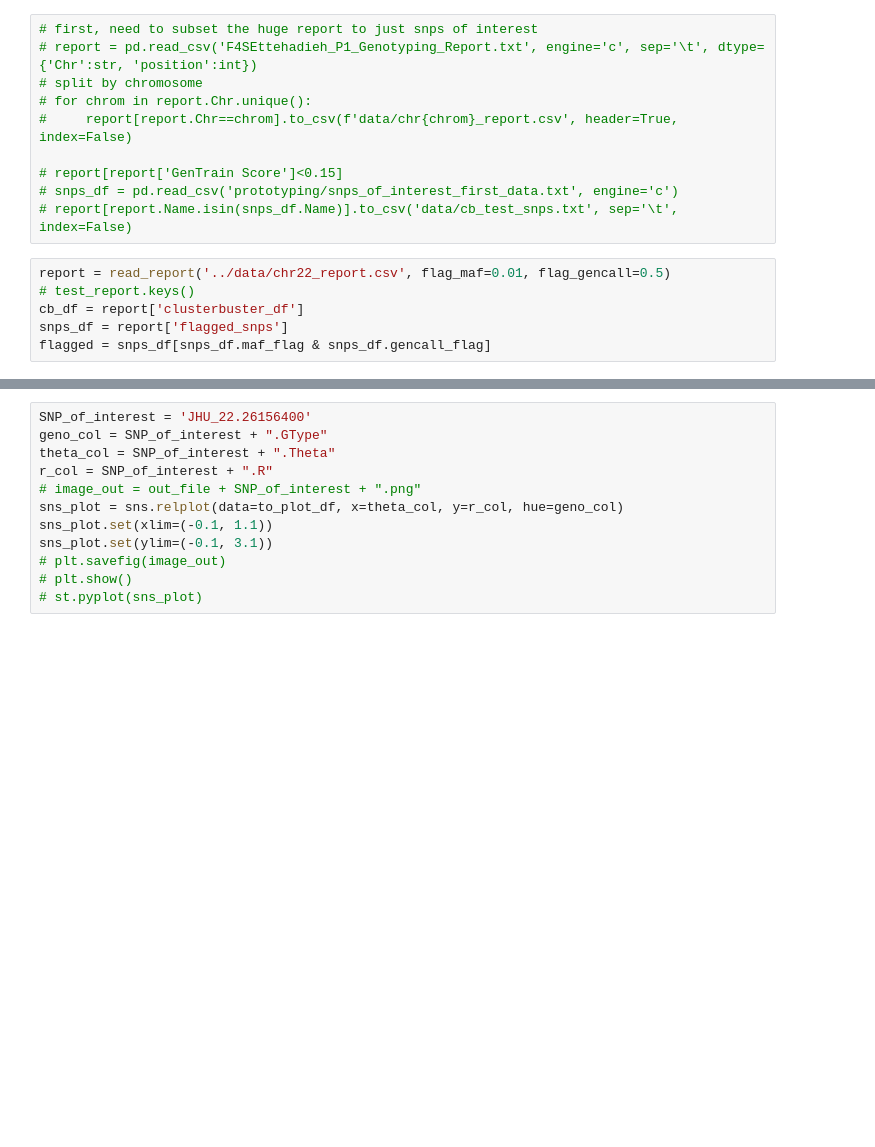
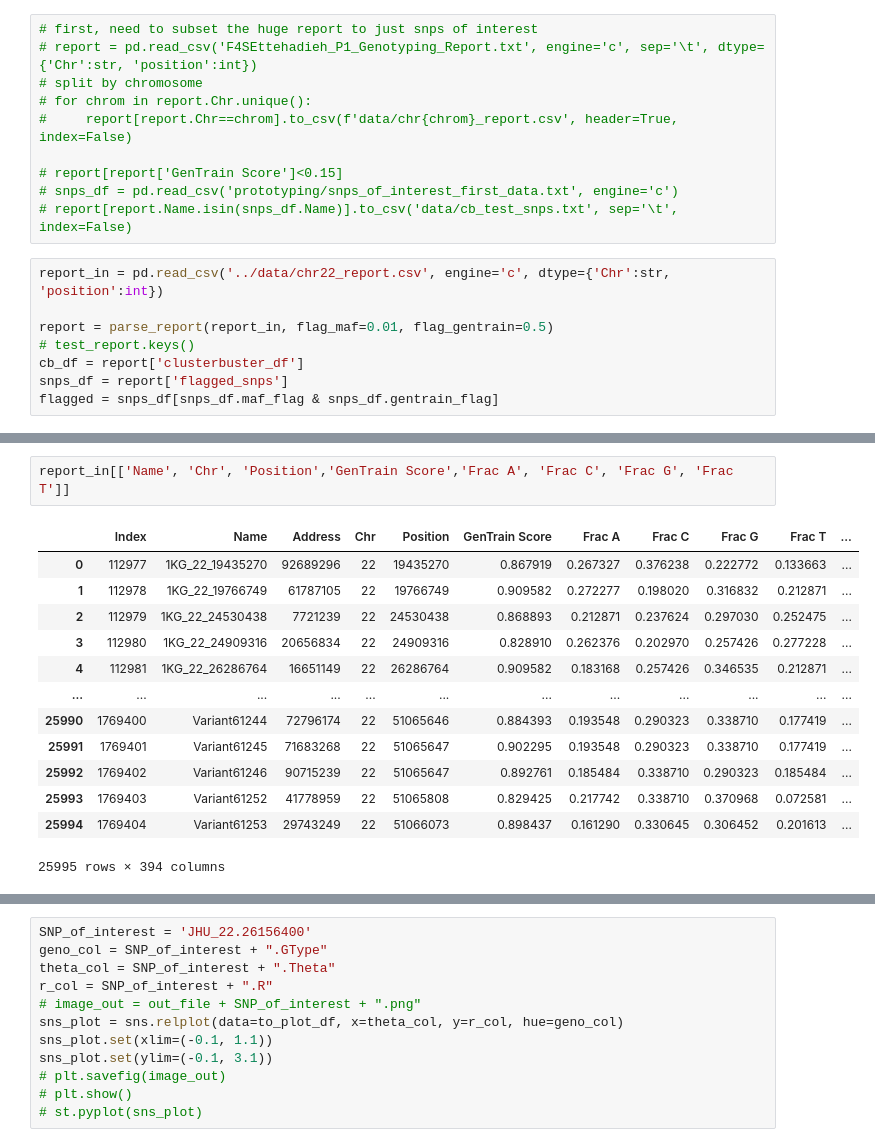
Before and after one commit to dvitale199/ClusterBuster, a Jupyter notebook: ClusterBuster_testing.ipynb, the cells around one changed output, grey strips where cells are left out. Drawn from its saved outputs; the diff is of its cells as text; blank space fills up the shorter version.

```diff
--- a/ClusterBuster_testing.ipynb
+++ b/ClusterBuster_testing.ipynb
@@ -28,8 +28,10 @@ LRR = log2( (X + Y)sampleOfInterest / (X+Y)baselineSample)
 # snps_df = pd.read_csv('prototyping/snps_of_interest_first_data.txt', engine='c')
 # report[report.Name.isin(snps_df.Name)].to_csv('data/cb_test_snps.txt', sep='\t', index=False)
 # %%
-report = read_report('../data/chr22_report.csv', flag_maf=0.01, flag_gencall=0.5)
+report_in = pd.read_csv('../data/chr22_report.csv', engine='c', dtype={'Chr':str, 'position':int})
+
+report = parse_report(report_in, flag_maf=0.01, flag_gentrain=0.5)
 # test_report.keys()
 cb_df = report['clusterbuster_df']
 snps_df = report['flagged_snps']
-flagged = snps_df[snps_df.maf_flag & snps_df.gencall_flag]
+flagged = snps_df[snps_df.maf_flag & snps_df.gentrain_flag]
@@ -52,3 +62,19 @@ cb_df
+# %%
+report_in[['Name', 'Chr', 'Position','GenTrain Score','Frac A', 'Frac C', 'Frac G', 'Frac T']]
+# %% [output]
+|  | Index | Name | Address | Chr | Position | GenTrain Score | Frac A | Frac C | Frac G | Frac T | ... |
+| 0 | 112977 | 1KG_22_19435270 | 92689296 | 22 | 19435270 | 0.867919 | 0.267327 | 0.376238 | 0.222772 | 0.133663 | ... |
+| 1 | 112978 | 1KG_22_19766749 | 61787105 | 22 | 19766749 | 0.909582 | 0.272277 | 0.198020 | 0.316832 | 0.212871 | ... |
+| 2 | 112979 | 1KG_22_24530438 | 7721239 | 22 | 24530438 | 0.868893 | 0.212871 | 0.237624 | 0.297030 | 0.252475 | ... |
+| 3 | 112980 | 1KG_22_24909316 | 20656834 | 22 | 24909316 | 0.828910 | 0.262376 | 0.202970 | 0.257426 | 0.277228 | ... |
+| 4 | 112981 | 1KG_22_26286764 | 16651149 | 22 | 26286764 | 0.909582 | 0.183168 | 0.257426 | 0.346535 | 0.212871 | ... |
+| ... | ... | ... | ... | ... | ... | ... | ... | ... | ... | ... | ... |
+| 25990 | 1769400 | Variant61244 | 72796174 | 22 | 51065646 | 0.884393 | 0.193548 | 0.290323 | 0.338710 | 0.177419 | ... |
+| 25991 | 1769401 | Variant61245 | 71683268 | 22 | 51065647 | 0.902295 | 0.193548 | 0.290323 | 0.338710 | 0.177419 | ... |
+| 25992 | 1769402 | Variant61246 | 90715239 | 22 | 51065647 | 0.892761 | 0.185484 | 0.338710 | 0.290323 | 0.185484 | ... |
+| 25993 | 1769403 | Variant61252 | 41778959 | 22 | 51065808 | 0.829425 | 0.217742 | 0.338710 | 0.370968 | 0.072581 | ... |
+| 25994 | 1769404 | Variant61253 | 29743249 | 22 | 51066073 | 0.898437 | 0.161290 | 0.330645 | 0.306452 | 0.201613 | ... |
+25995 rows × 394 columns
 # %%
 # selected from user input
 SNP_of_interest = 'JHU_22.26156400'
```
Also changed, not shown: parts of 12 cells of this notebook, 2 other files.
